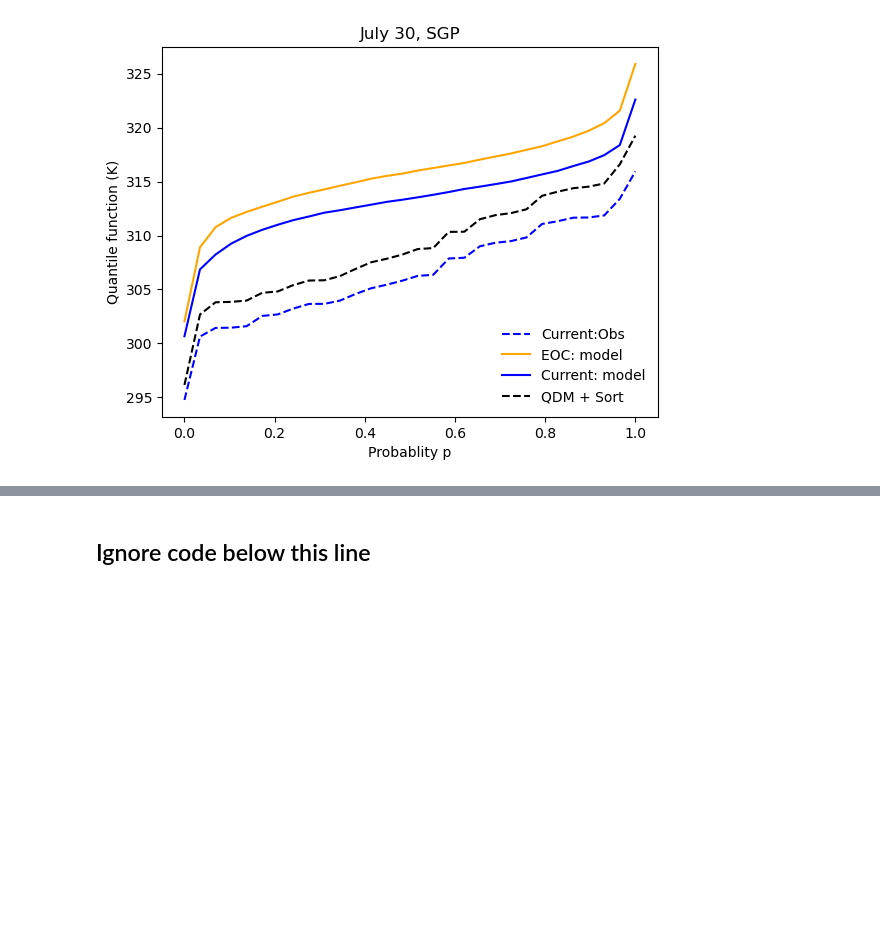
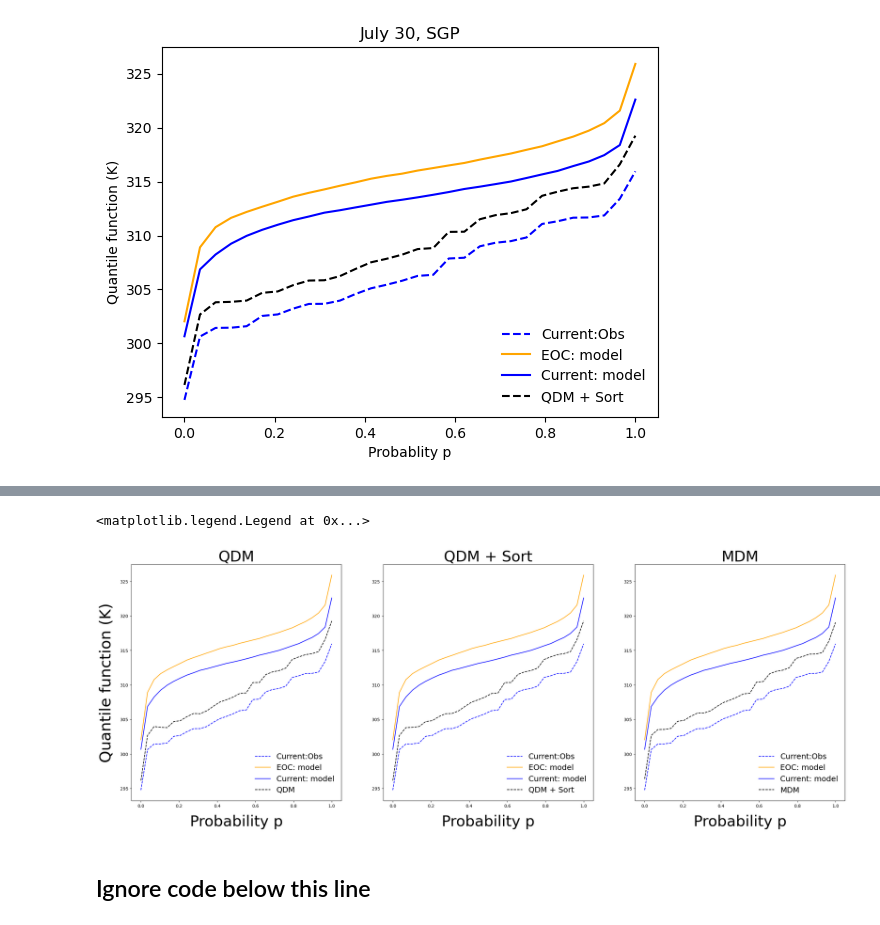
Before and after one commit to hrhampapura/moment_delta_mapping, a Jupyter notebook: lens_analysis/notebooks/SGP.ipynb, the cells around one changed output, grey strips where cells are left out. Cells and saved outputs as stored; diff of their text form; code cells hidden in the pictures; blank space fills up the shorter version.

```diff
--- a/lens_analysis/notebooks/SGP.ipynb
+++ b/lens_analysis/notebooks/SGP.ipynb
@@ -593,7 +636,7 @@ axs[1].plot(quants,qsgp_obs.sel(day=doy),'b--', label ='Current:Obs')
 axs[1].plot(quants,qsgp_sqdm.sel(day=doy),'k--',label='QDM + Sort')
 axs[1].set_xlabel('Probability p',fontweight=500,fontsize=35,labelpad=15)
 axs[1].set_title('QDM + Sort',fontweight=500,fontsize=35)
-axs[1].legend(loc='center',prop={'size': 18},frameon=False)
+axs[1].legend(loc='lower right',prop={'size': 18},frameon=False)
 
 #Plot for MDM
 axs[2].plot(quants,qsgp_obs.sel(day=doy),'b--', label ='Current:Obs')
@@ -602,4 +645,5 @@ axs[2].plot(quants,qsgp_obs.sel(day=doy),'b--', label ='Current:Obs')
 axs[2].plot(quants,qsgp_mdm.sel(day=doy),'k--',label='MDM')
 axs[2].set_xlabel('Probability p',fontweight=500,fontsize=35,labelpad=15)
 axs[2].set_title('MDM',fontweight=500,fontsize=35)
-axs[2].legend(loc='center',prop={'size': 18},frameon=False)
+axs[2].legend(loc='lower right',prop={'size': 18},frameon=False)
+# %% [output]
@@ -606,3 +652,5 @@ axs[2].legend(loc='center',prop={'size': 18},frameon=False)
+<matplotlib.legend.Legend at 0x...>
+[figure, added]
 # %% [markdown]
 ## Ignore code below this line
 # %% [markdown]
```
Also changed, not shown: parts of 16 cells of this notebook.
